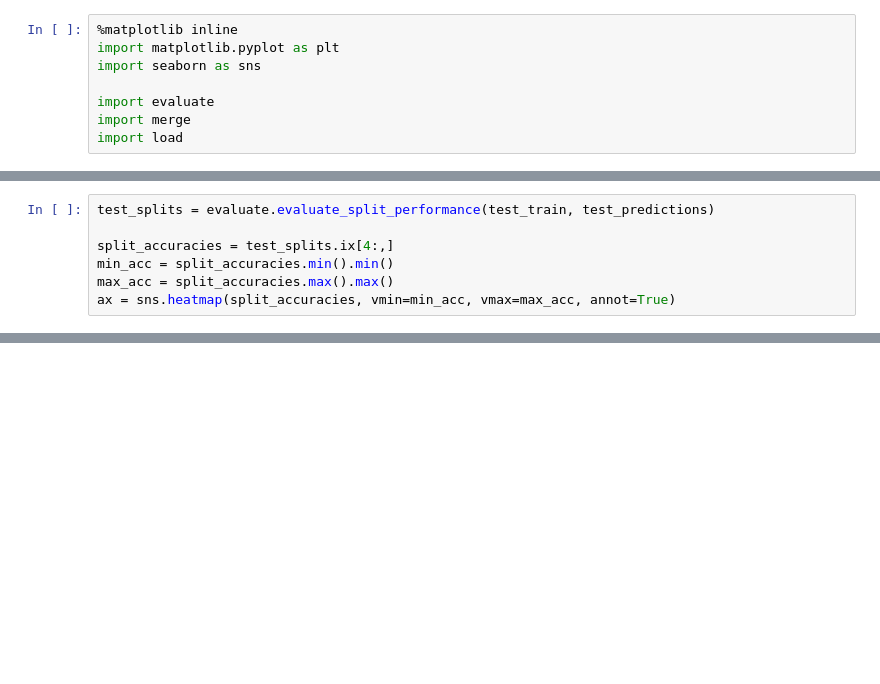
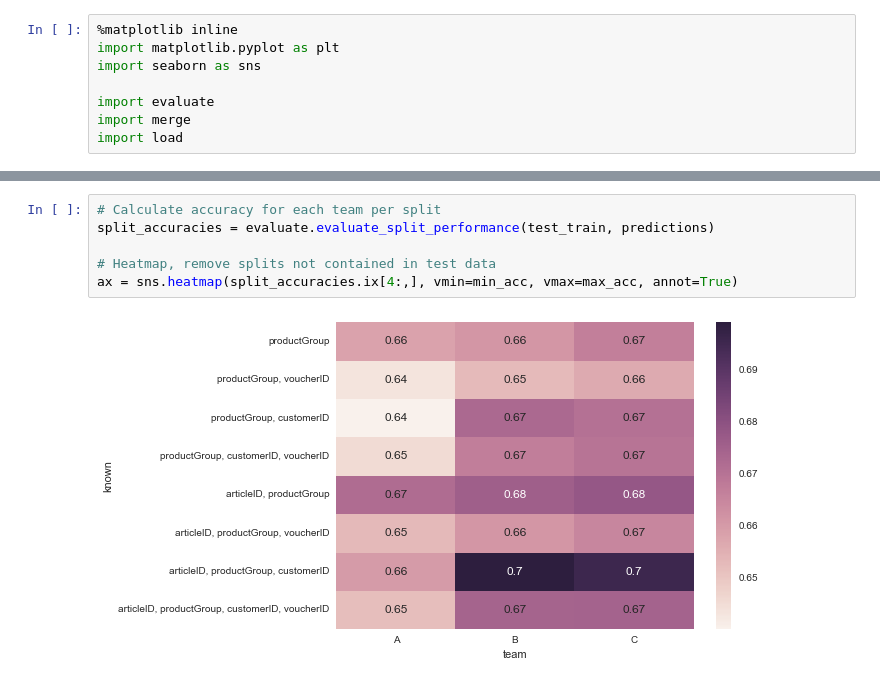
Before and after one commit to busfahren/dmc-results, a Jupyter notebook: test-evaluation.ipynb, the cells around one changed output, grey strips where cells are left out. Cells and saved outputs as stored; diff of their text form; blank space fills up the shorter version.

```diff
--- a/test-evaluation.ipynb
+++ b/test-evaluation.ipynb
@@ -43,7 +11,0 @@ The figure below shows the team performances seperated into splits.
-# %%
-test_splits = evaluate.evaluate_split_performance(test_train, test_predictions)
-
-split_accuracies = test_splits.ix[4:,]
-min_acc = split_accuracies.min().min()
-max_acc = split_accuracies.max().max()
-ax = sns.heatmap(split_accuracies, vmin=min_acc, vmax=max_acc, annot=True)
@@ -92,0 +38,8 @@ ax = sns.heatmap(test_split_confidences.ix[4:], annot=True)
+# %%
+# Calculate accuracy for each team per split
+split_accuracies = evaluate.evaluate_split_performance(test_train, predictions)
+
+# Heatmap, remove splits not contained in test data
+ax = sns.heatmap(split_accuracies.ix[4:,], vmin=min_acc, vmax=max_acc, annot=True)
+# %% [output]
+[figure, added]
```
Also changed, not shown: parts of 43 cells of this notebook, 4 other files.
